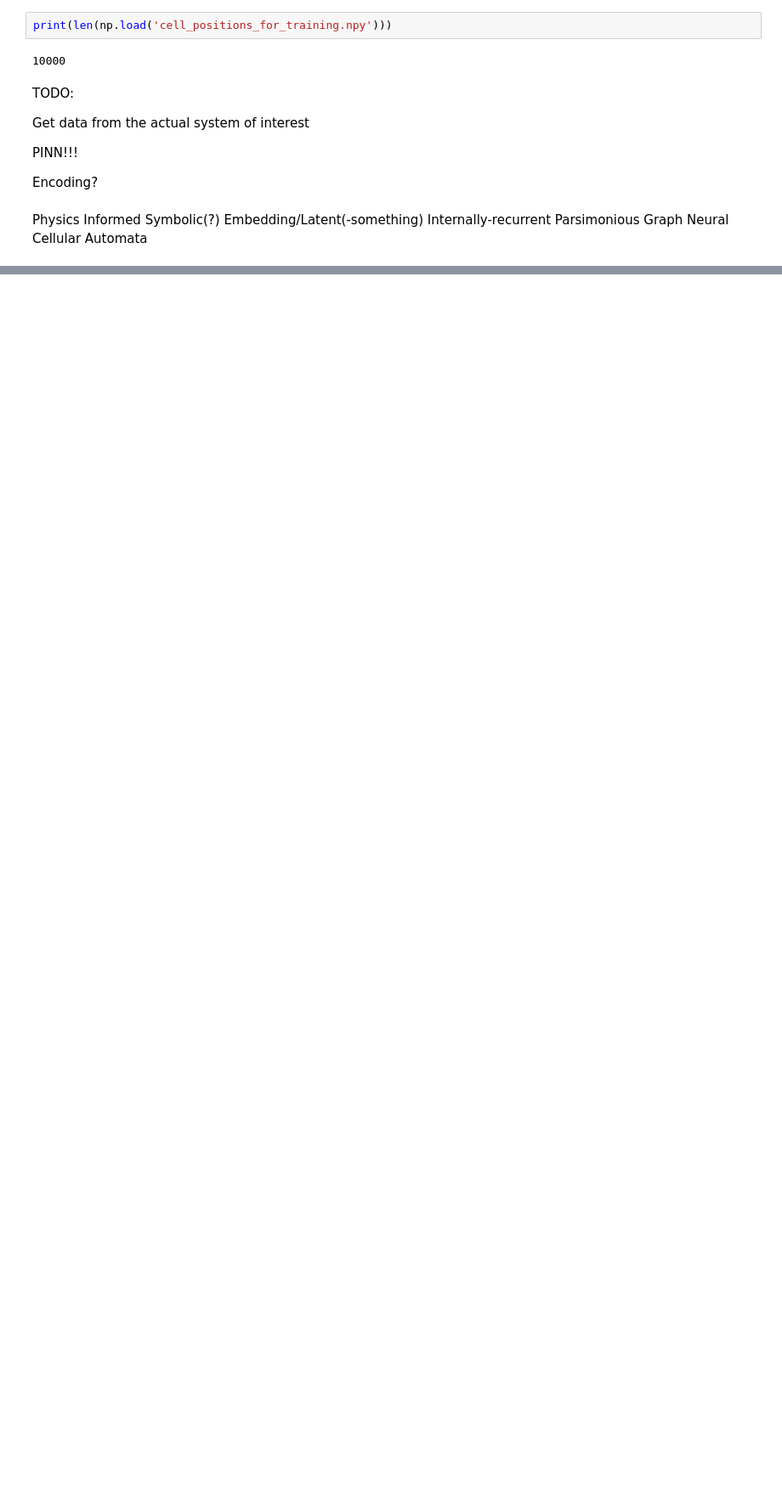
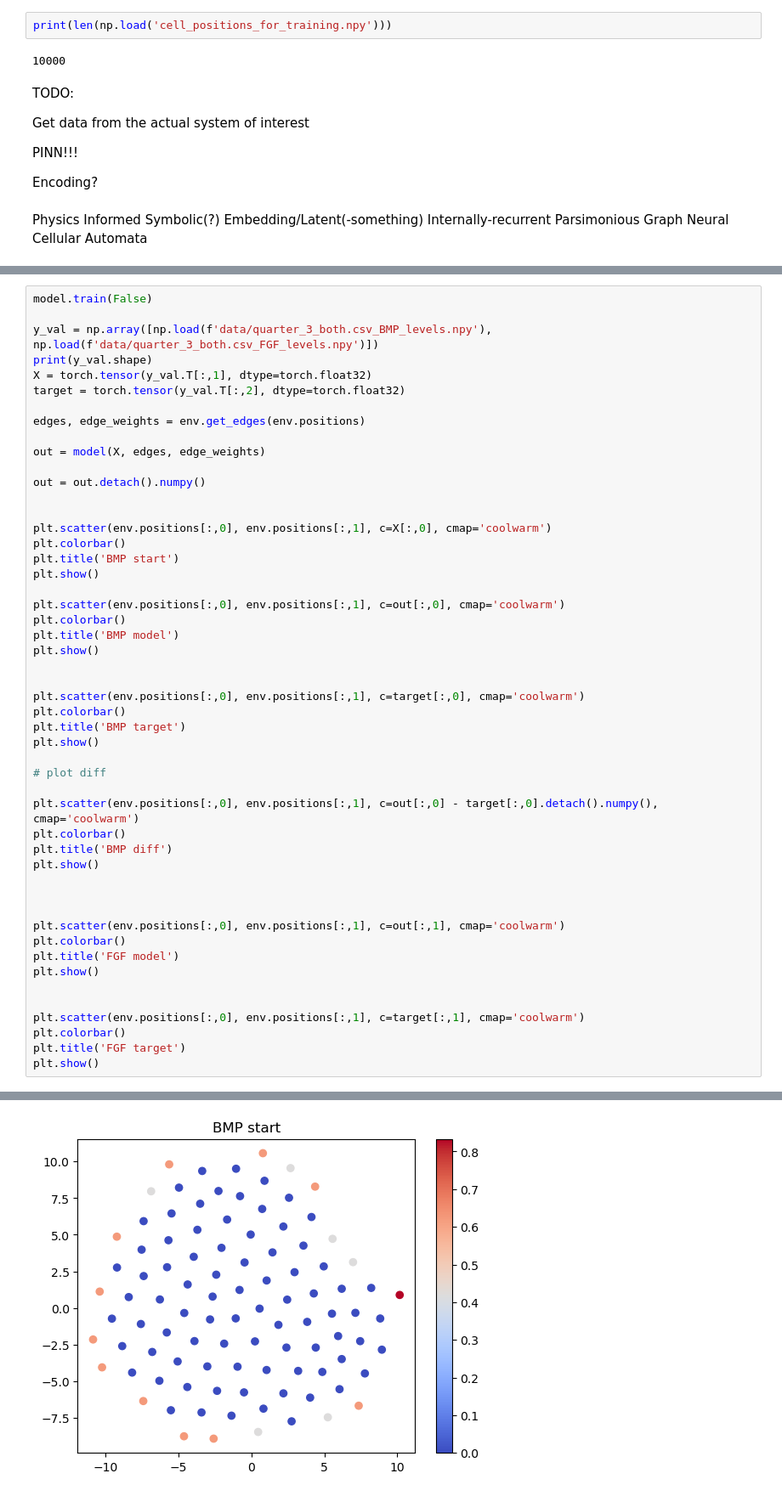
Before and after one commit to JakobSchauser/PhD, a Jupyter notebook: code/NCAs/NCA_message_passing.ipynb, the cells around one changed output, grey strips where cells are left out. Shown at 85% size. Cells and saved outputs as stored; diff of their text form; blank space fills up the shorter version.

Commit message:
Data is weird, but got a working Message Passing implementation

```diff
--- a/code/NCAs/NCA_message_passing.ipynb
+++ b/code/NCAs/NCA_message_passing.ipynb
@@ -260,0 +234,51 @@ plt.legend()
+# %%
+model.train(False)
+
+y_val = np.array([np.load(f'data/quarter_3_both.csv_BMP_levels.npy'), np.load(f'data/quarter_3_both.csv_FGF_levels.npy')])
+print(y_val.shape)
+X = torch.tensor(y_val.T[:,1], dtype=torch.float32)
+target = torch.tensor(y_val.T[:,2], dtype=torch.float32)
+
+edges, edge_weights = env.get_edges(env.positions)
+
+out = model(X, edges, edge_weights)
+
+out = out.detach().numpy()
+
+
+plt.scatter(env.positions[:,0], env.positions[:,1], c=X[:,0], cmap='coolwarm')
+plt.colorbar()
+plt.title('BMP start')
+plt.show()
+
+plt.scatter(env.positions[:,0], env.positions[:,1], c=out[:,0], cmap='coolwarm')
+plt.colorbar()
+plt.title('BMP model')
+plt.show()
+
+
+plt.scatter(env.positions[:,0], env.positions[:,1], c=target[:,0], cmap='coolwarm')
+plt.colorbar()
+plt.title('BMP target')
+plt.show()
+
+# plot diff
+
+plt.scatter(env.positions[:,0], env.positions[:,1], c=out[:,0] - target[:,0].detach().numpy(), cmap='coolwarm')
+plt.colorbar()
+plt.title('BMP diff')
+plt.show()
+
+
+
+plt.scatter(env.positions[:,0], env.positions[:,1], c=out[:,1], cmap='coolwarm')
+plt.colorbar()
+plt.title('FGF model')
+plt.show()
+
+
+plt.scatter(env.positions[:,0], env.positions[:,1], c=target[:,1], cmap='coolwarm')
+plt.colorbar()
+plt.title('FGF target')
+plt.show()
+# %% [output]
@@ -260,0 +286 @@ plt.legend()
+[figure, added]
```
Also changed, not shown: parts of 4 cells of this notebook.
